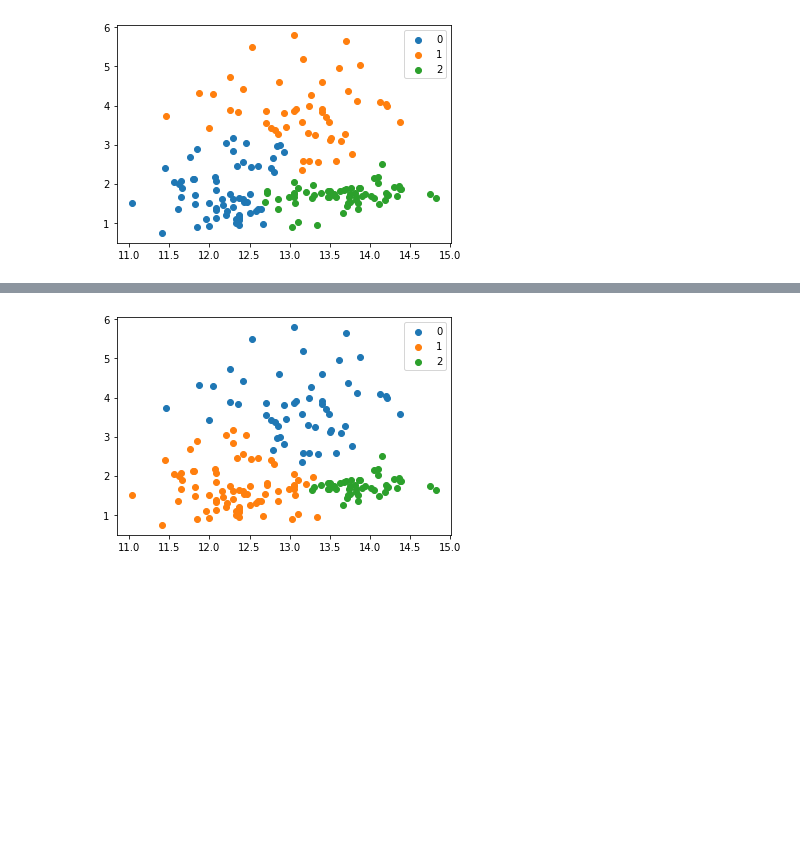
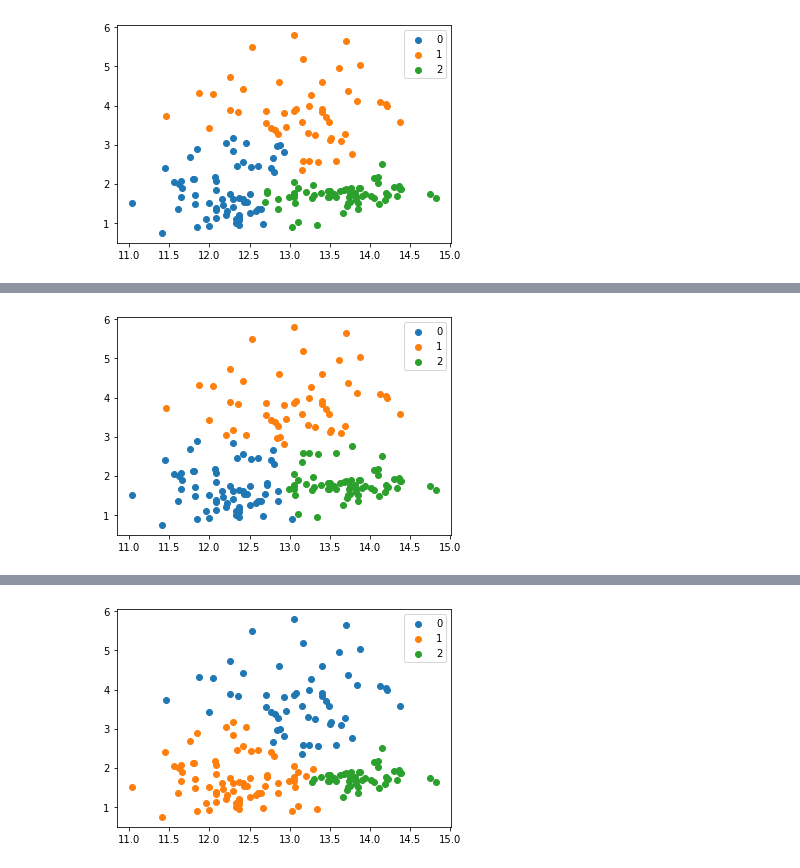
Before and after one commit to tyukei/AI, a Jupyter notebook: report3.ipynb, the cells around one changed output, grey strips where cells are left out. Drawn from its saved outputs; the diff is of its cells as text; code cells hidden in the pictures; blank space fills up the shorter version.

```diff
--- a/report3.ipynb
+++ b/report3.ipynb
@@ -129,0 +178,4 @@ result_plot(X, ac.labels_)
+# %%
+result_plot(X, km.labels_) #非階層的クラスタリング
+# %% [output]
+[figure, added]
```
Also changed, not shown: parts of 31 cells of this notebook.
